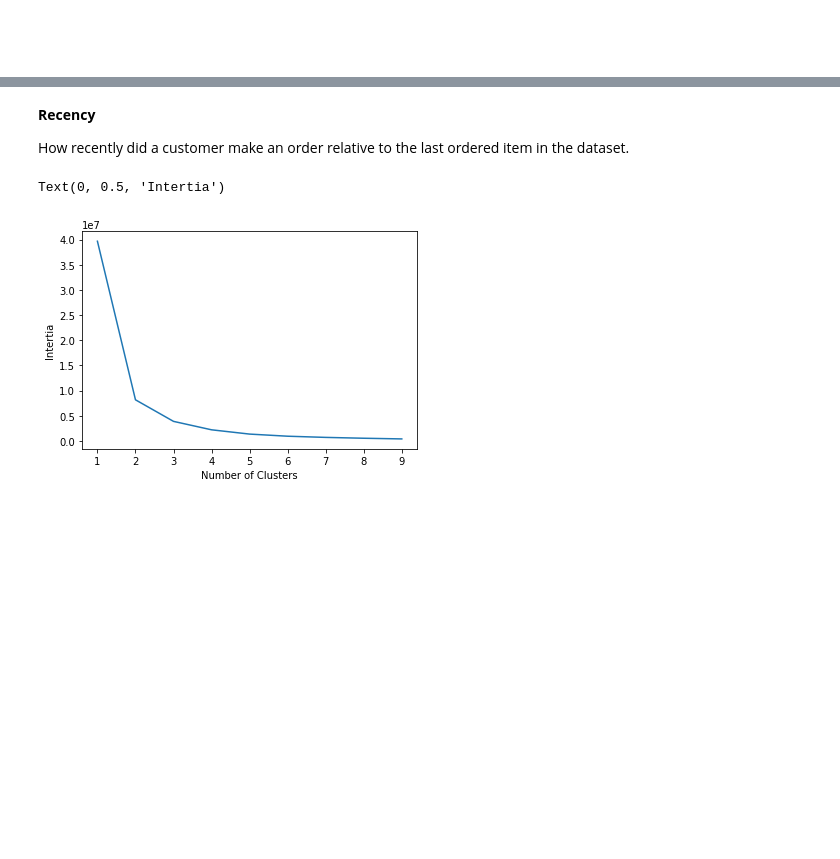
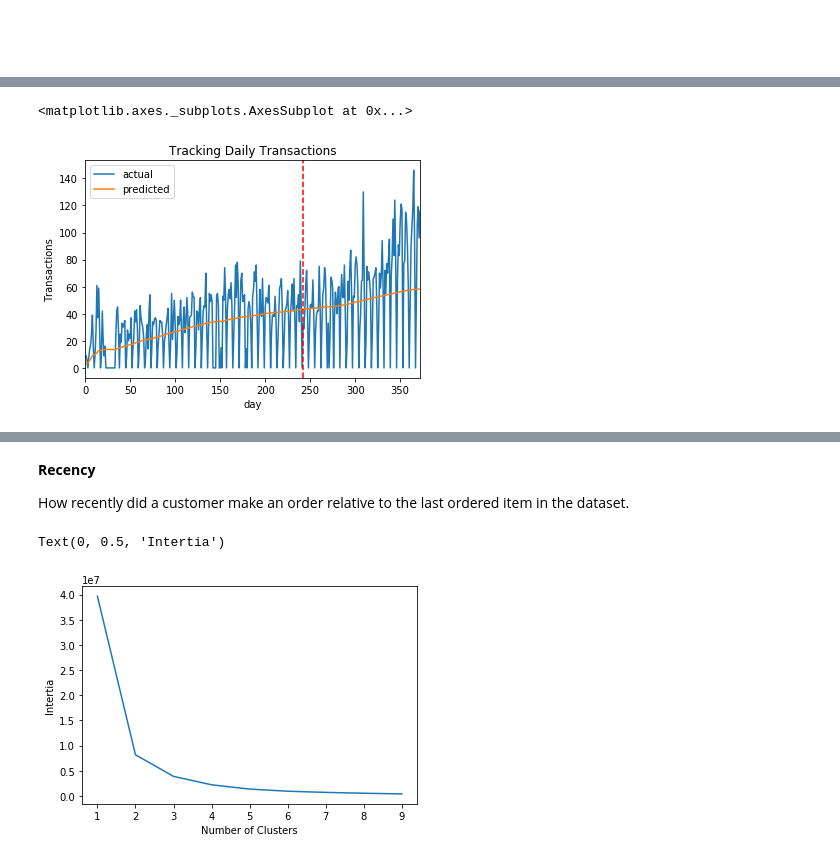
Before and after one commit to W-Tran/Online-Retail, a Jupyter notebook: online_retail.ipynb, the cells around one changed output, grey strips where cells are left out. Saved outputs shown, nothing was run; the diff lists cells and outputs as text; code cells hidden in the pictures; blank space fills up the shorter version.

```diff
--- a/online_retail.ipynb
+++ b/online_retail.ipynb
@@ -476,0 +692,11 @@ I calculated the fraction of customers retained from each month **who has been a
+# %%
+ltp.plot_incremental_transactions(bgf,
+                                  transaction_df,
+                                  'InvoiceDate',
+                                  'CustomerID',
+                                  t,
+                                  t_cal,
+                                 )
+# %% [output]
+<matplotlib.axes._subplots.AxesSubplot at 0x...>
+[figure, added]
```
Also changed, not shown: parts of 91 cells of this notebook.
